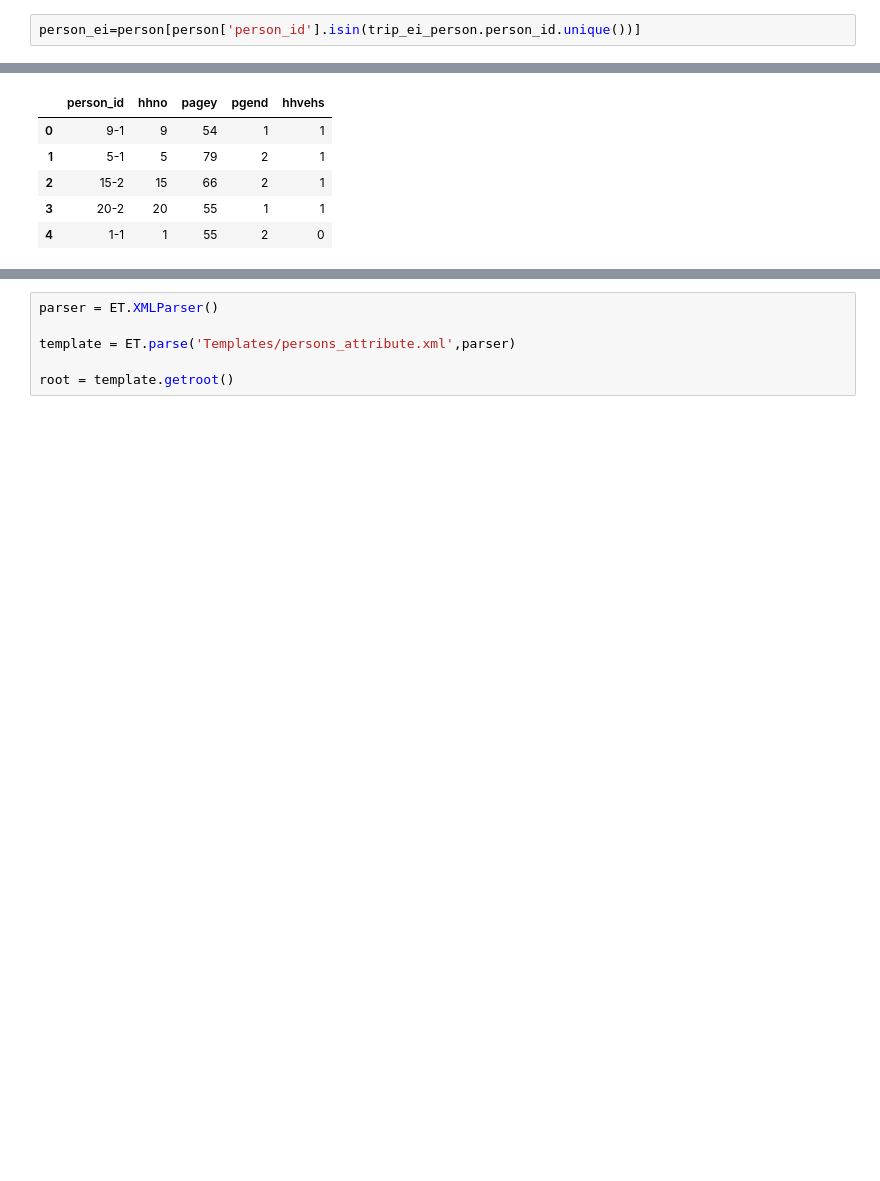
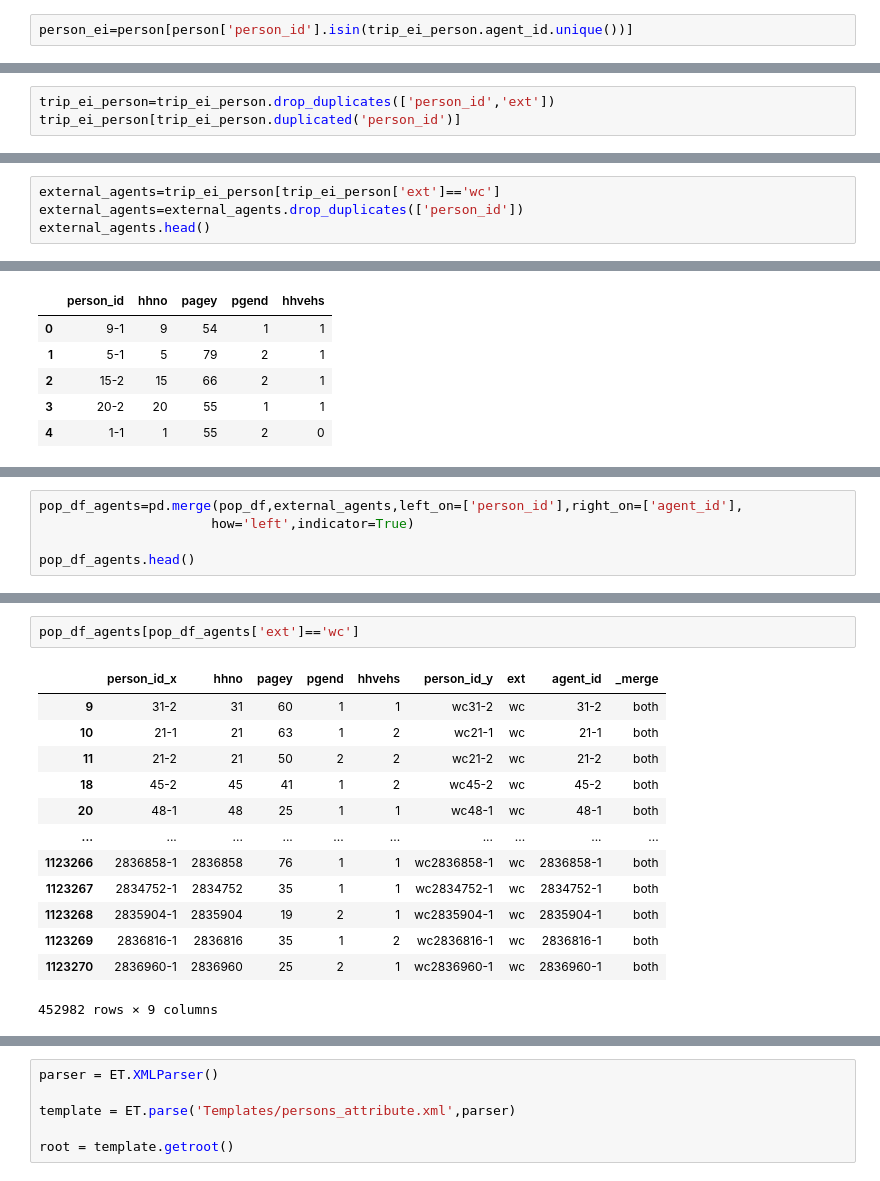
Before and after one commit to tscore-utc/scenarios, a Jupyter notebook: convert/Script/household and person files.ipynb, the cells around one changed output, grey strips where cells are left out. Saved outputs shown, nothing was run; the diff lists cells and outputs as text; blank space fills up the shorter version.

```diff
--- a/convert/Script/household and person files.ipynb
+++ b/convert/Script/household and person files.ipynb
@@ -88,2 +129,2 @@ households.head()
 # %%
-person_ei=person[person['person_id'].isin(trip_ei_person.person_id.unique())]
+person_ei=person[person['person_id'].isin(trip_ei_person.agent_id.unique())]
@@ -89,0 +140,3 @@ person_ei=person[person['person_id'].isin(trip_ei_person.person_id.unique())]
+# %%
+trip_ei_person=trip_ei_person.drop_duplicates(['person_id','ext'])
+trip_ei_person[trip_ei_person.duplicated('person_id')]
@@ -89,0 +145,4 @@ person_ei=person[person['person_id'].isin(trip_ei_person.person_id.unique())]
+# %%
+external_agents=trip_ei_person[trip_ei_person['ext']=='wc']
+external_agents=external_agents.drop_duplicates(['person_id'])
+external_agents.head()
@@ -103,0 +171,5 @@ pop_df[pop_df['person_id']=='456251-3']
+# %%
+pop_df_agents=pd.merge(pop_df,external_agents,left_on=['person_id'],right_on=['agent_id'],
+                      how='left',indicator=True)
+
+pop_df_agents.head()
@@ -103,0 +183,16 @@ pop_df[pop_df['person_id']=='456251-3']
+# %%
+pop_df_agents[pop_df_agents['ext']=='wc']
+# %% [output]
+|  | person_id_x | hhno | pagey | pgend | hhvehs | person_id_y | ext | agent_id | _merge |
+| 9 | 31-2 | 31 | 60 | 1 | 1 | wc31-2 | wc | 31-2 | both |
+| 10 | 21-1 | 21 | 63 | 1 | 2 | wc21-1 | wc | 21-1 | both |
+| 11 | 21-2 | 21 | 50 | 2 | 2 | wc21-2 | wc | 21-2 | both |
+| 18 | 45-2 | 45 | 41 | 1 | 2 | wc45-2 | wc | 45-2 | both |
+| 20 | 48-1 | 48 | 25 | 1 | 1 | wc48-1 | wc | 48-1 | both |
+| ... | ... | ... | ... | ... | ... | ... | ... | ... | ... |
+| 1123266 | 2836858-1 | 2836858 | 76 | 1 | 1 | wc2836858-1 | wc | 2836858-1 | both |
+| 1123267 | 2834752-1 | 2834752 | 35 | 1 | 1 | wc2834752-1 | wc | 2834752-1 | both |
+| 1123268 | 2835904-1 | 2835904 | 19 | 2 | 1 | wc2835904-1 | wc | 2835904-1 | both |
+| 1123269 | 2836816-1 | 2836816 | 35 | 1 | 2 | wc2836816-1 | wc | 2836816-1 | both |
+| 1123270 | 2836960-1 | 2836960 | 25 | 2 | 1 | wc2836960-1 | wc | 2836960-1 | both |
+452982 rows × 9 columns
```
Also changed, not shown: parts of 26 cells of this notebook, 9 other files.
